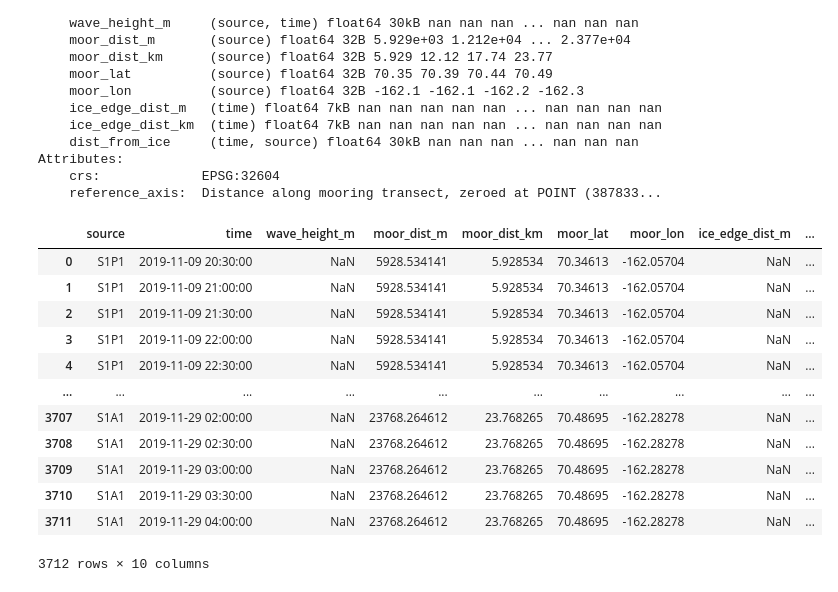
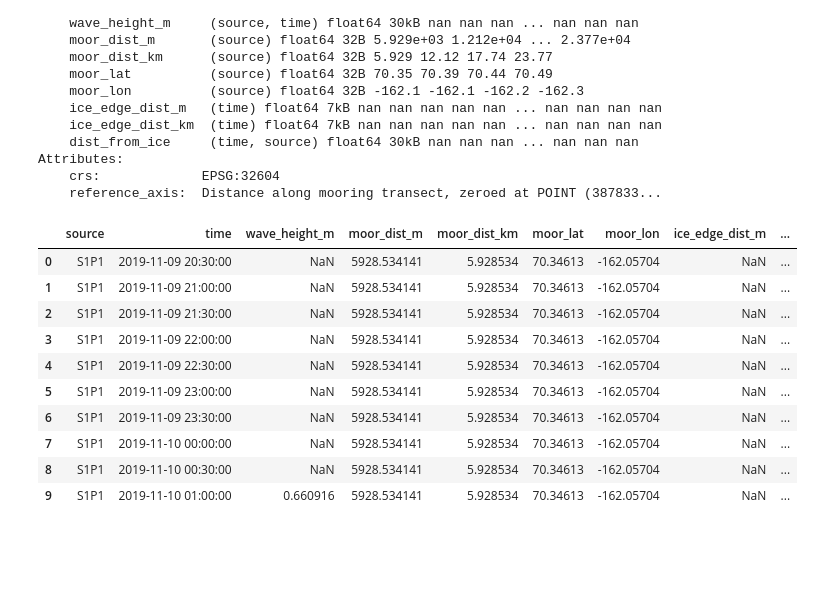
Before and after one commit to UW-GDA/Society_of_Bouy_Cowboys, a Jupyter notebook: Calculations /Distances_to_shore_main.ipynb, the cells around one changed output. Cells and saved outputs as stored; diff of their text form; code cells hidden in the pictures; blank space fills up the shorter version.

```diff
--- a/Calculations /Distances_to_shore_main.ipynb
+++ b/Calculations /Distances_to_shore_main.ipynb
@@ -636,20 +636,18 @@ Attributes:
     reference_axis:  Distance along mooring transect, zeroed at POINT (387833...
 # %%
 final_df = final_ds.to_dataframe().reset_index()
-final_df
+final_df.head(10)
 # %% [output]
 |  | source | time | wave_height_m | moor_dist_m | moor_dist_km | moor_lat | moor_lon | ice_edge_dist_m | ... |
 | 0 | S1P1 | 2019-11-09 20:30:00 | NaN | 5928.534141 | 5.928534 | 70.34613 | -162.05704 | NaN | ... |
 | 1 | S1P1 | 2019-11-09 21:00:00 | NaN | 5928.534141 | 5.928534 | 70.34613 | -162.05704 | NaN | ... |
 | 2 | S1P1 | 2019-11-09 21:30:00 | NaN | 5928.534141 | 5.928534 | 70.34613 | -162.05704 | NaN | ... |
 | 3 | S1P1 | 2019-11-09 22:00:00 | NaN | 5928.534141 | 5.928534 | 70.34613 | -162.05704 | NaN | ... |
 | 4 | S1P1 | 2019-11-09 22:30:00 | NaN | 5928.534141 | 5.928534 | 70.34613 | -162.05704 | NaN | ... |
-| ... | ... | ... | ... | ... | ... | ... | ... | ... | ... |
-| 3707 | S1A1 | 2019-11-29 02:00:00 | NaN | 23768.264612 | 23.768265 | 70.48695 | -162.28278 | NaN | ... |
-| 3708 | S1A1 | 2019-11-29 02:30:00 | NaN | 23768.264612 | 23.768265 | 70.48695 | -162.28278 | NaN | ... |
-| 3709 | S1A1 | 2019-11-29 03:00:00 | NaN | 23768.264612 | 23.768265 | 70.48695 | -162.28278 | NaN | ... |
-| 3710 | S1A1 | 2019-11-29 03:30:00 | NaN | 23768.264612 | 23.768265 | 70.48695 | -162.28278 | NaN | ... |
-| 3711 | S1A1 | 2019-11-29 04:00:00 | NaN | 23768.264612 | 23.768265 | 70.48695 | -162.28278 | NaN | ... |
+| 5 | S1P1 | 2019-11-09 23:00:00 | NaN | 5928.534141 | 5.928534 | 70.34613 | -162.05704 | NaN | ... |
+| 6 | S1P1 | 2019-11-09 23:30:00 | NaN | 5928.534141 | 5.928534 | 70.34613 | -162.05704 | NaN | ... |
+| 7 | S1P1 | 2019-11-10 00:00:00 | NaN | 5928.534141 | 5.928534 | 70.34613 | -162.05704 | NaN | ... |
+| 8 | S1P1 | 2019-11-10 00:30:00 | NaN | 5928.534141 | 5.928534 | 70.34613 | -162.05704 | NaN | ... |
+| 9 | S1P1 | 2019-11-10 01:00:00 | 0.660916 | 5928.534141 | 5.928534 | 70.34613 | -162.05704 | NaN | ... |
-3712 rows × 10 columns
 # %%
 #Save and Export
```
Also changed, not shown: parts of 2 cells of this notebook, 3 other files.
